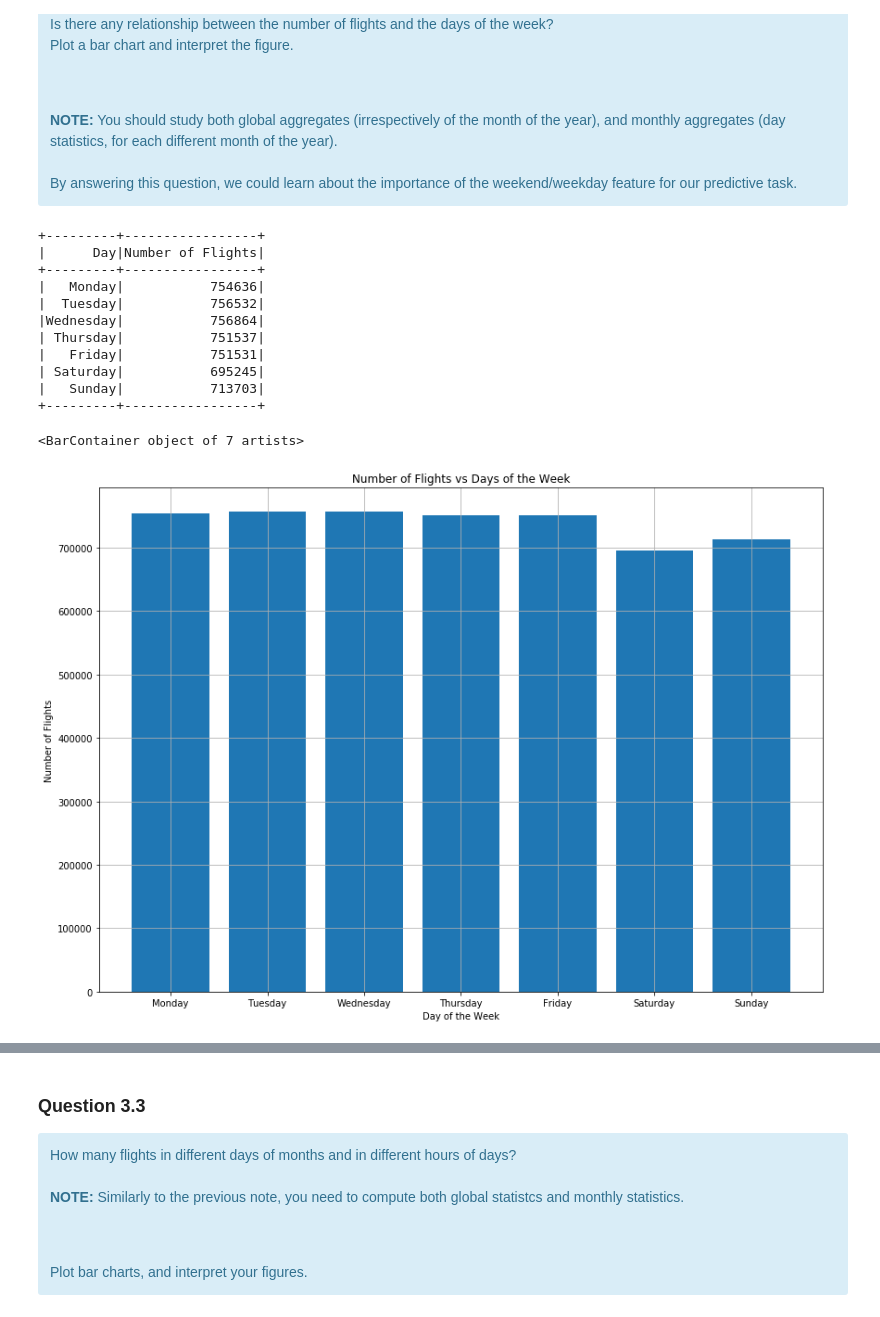
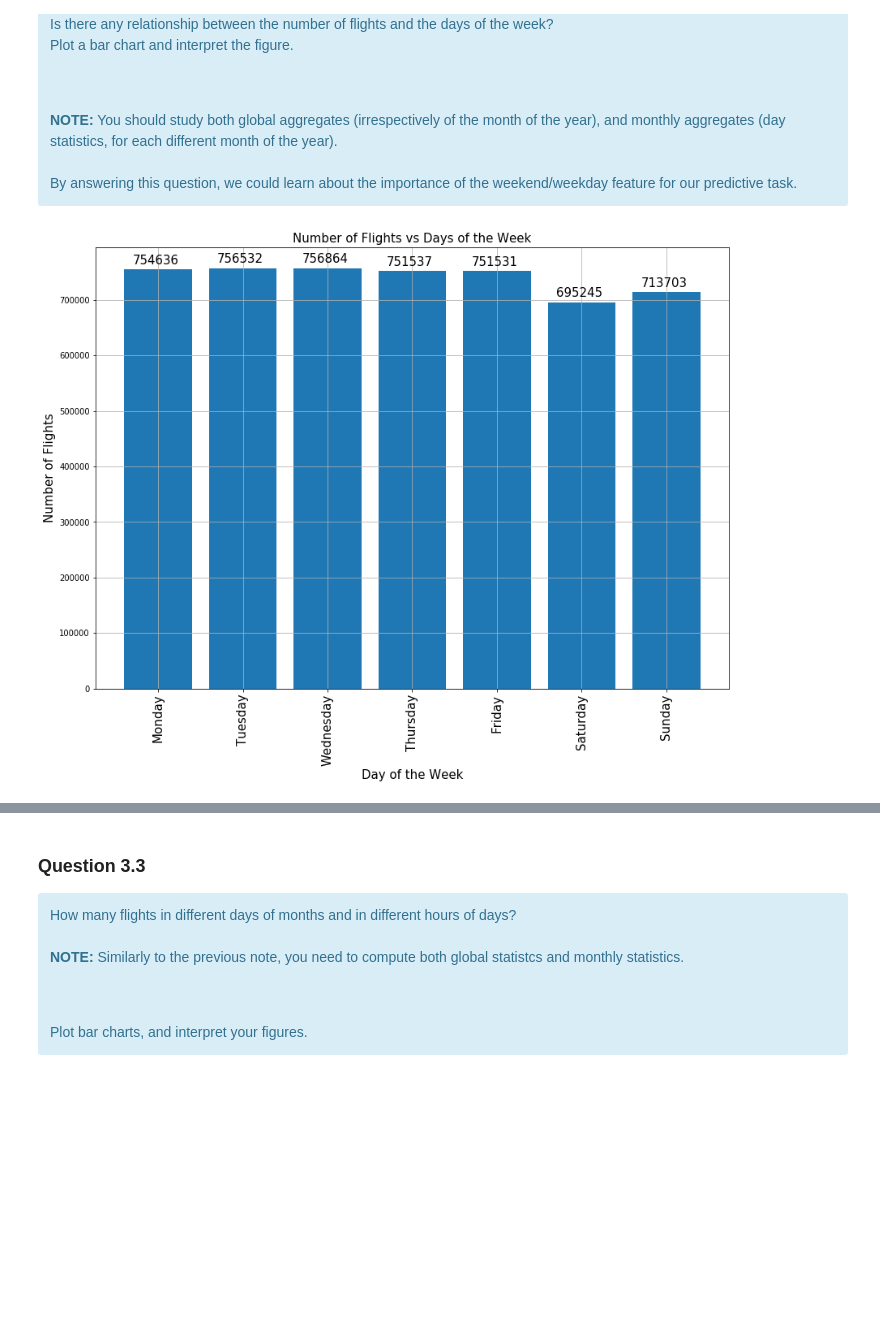
Before and after one commit to kandakji/SparkSQL-Analysis-Aviation-Data, a Jupyter notebook: SPARSQL.ipynb, the cells around one changed output, grey strips where cells are left out. Drawn from its saved outputs; the diff is of its cells as text; code cells hidden in the pictures; blank space fills up the shorter version.

```diff
--- a/SPARSQL.ipynb
+++ b/SPARSQL.ipynb
@@ -513,50 +497,42 @@ Plot a bar chart and interpret the figure.
 By answering this question, we could learn about the importance of the weekend/weekday feature for our predictive task.
 </div>
 # %%
-dayDict ={'Day_id': [1,2,3,4,5,6,7], 'Day': ['Monday', 'Tuesday', 'Wednesday', 'Thursday', 'Friday', 'Saturday', 'Sunday']}
+# dayDict ={'Day_id': [1,2,3,4,5,6,7], 'Day': ['Monday', 'Tuesday', 'Wednesday', 'Thursday', 'Friday', 'Saturday', 'Sunday']}
 
-# create a day dataframe to display the names of the dats
-days = sqlContext.createDataFrame(pd.DataFrame.from_dict(dayDict))
+# # create a day dataframe to display the names of the dats
+# days = sqlContext.createDataFrame(pd.DataFrame.from_dict(dayDict))
 
 # group the months and aggregate over the number of flights
 # join with the month data frame
 # sort by month
 # projection
 # cache the dataframe for further use
 
 flightsPerDayofTheWeek = df.groupBy('day_of_week')\
 .count()\
-.join(days, df["day_of_week"] == days["Day_id"] , 'left')\
-.orderBy("Day_id")\
-.select(days.Day,col("count").alias('Number of Flights'))\
+.orderBy("day_of_week")\
 .cache()
 
 # display the the number of flights for every month
-flightsPerDayofTheWeek.show()
+# flightsPerDayofTheWeek.show()
 
 # convert the dataframe to a pandas dataframe for plotting purpose
 flightsPerDayofTheWeek = flightsPerDayofTheWeek.toPandas()
 
+# print(flightsPerDayofTheWeek)
+
 # plot the number of flights per month
 plt.figure(figsize = (14,10))
 plt.grid(True)
-plt.title("Number of Flights vs Days of the Week")
-plt.xlabel("Day of the Week")
-plt.ylabel("Number of Flights")
-plt.bar(flightsPerDayofTheWeek["Day"],
-         flightsPerDayofTheWeek["Number of Flights"]
+plt.title("Number of Flights vs Days of the Week",fontsize=15)
+plt.xlabel("Day of the Week",fontsize=15)
+plt.ylabel("Number of Flights",fontsize=15)
+plt.xticks(np.arange(1,8),['Monday', 'Tuesday', 'Wednesday', 'Thursday', 'Friday', 'Saturday', 'Sunday'],rotation='vertical',fontsize=15)
+plt.bar(flightsPerDayofTheWeek["day_of_week"],
+         flightsPerDayofTheWeek["count"]
         )
+plt.yticks(fontsize=10)
+for index, element in enumerate(flightsPerDayofTheWeek["count"]):
+    plt.annotate(element,(index+0.7, element+10000),fontsize=15)
 # %% [output]
-+---------+-----------------+
-|      Day|Number of Flights|
-+---------+-----------------+
-|   Monday|           754636|
-|  Tuesday|           756532|
-|Wednesday|           756864|
-| Thursday|           751537|
-|   Friday|           751531|
-| Saturday|           695245|
-|   Sunday|           713703|
-+---------+-----------------+
-<BarContainer object of 7 artists>
-[figure, old version]
+[figure, new version]
```
Also changed, not shown: parts of 4 cells of this notebook.
